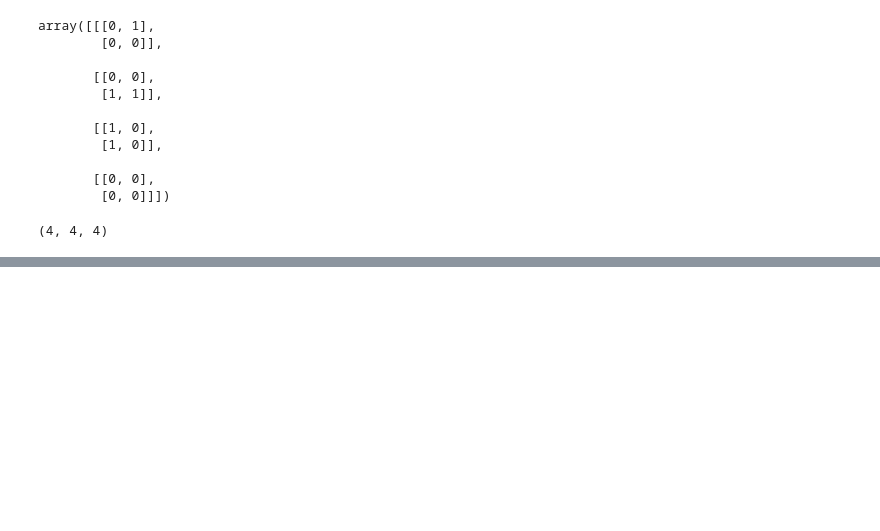
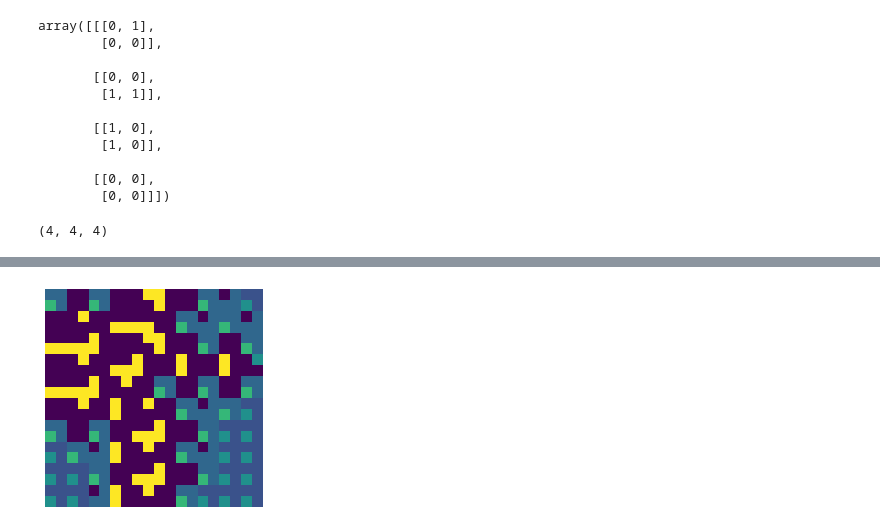
Before and after one commit to flpeters/TextureSynthesis, a Jupyter notebook: 00_Main.ipynb, the cells around one changed output, grey strips where cells are left out. Drawn from its saved outputs; the diff is of its cells as text; code cells hidden in the pictures; blank space fills up the shorter version.

Commit message:
Fix rendering bug, complete implementation of partial wavefunction rendering

```diff
--- a/00_Main.ipynb
+++ b/00_Main.ipynb
@@ -1123,0 +1129,9 @@ RulesMatrix = rules_to_np(Rules); RulesMatrix.shape
+# %%
+def ImageFromPartialWaveFunction(N, M, Wave, TileMatrix):
+    "Generate an Image from a partially collapsed WaveFunction by averaging over possible Tiles"
+    ImageW = [[list() for _ in range(M)] for _ in range(N)] # N x M x Variable dimensional list
+    for (X, Y, Vs) in np.argwhere(Wave):
+        ImageW[X][Y].append(TileMatrix[Vs])
+    ImageW2 = np.array([[np.mean(L2, axis=0) for L2 in L1] for L1 in ImageW]) # Average over the variable dimension
+    ImageW3 = assemble_tiles(ImageW2, N, M)
+    return ImageW3
@@ -1163,0 +1166,4 @@ show_image(ImageW3)
+# %%
+show_image(ImageFromPartialWaveFunction(N, M, WaveG, TileMatrix))
+# %% [output]
+[figure, added]
```
Also changed, not shown: parts of 14 cells of this notebook.
